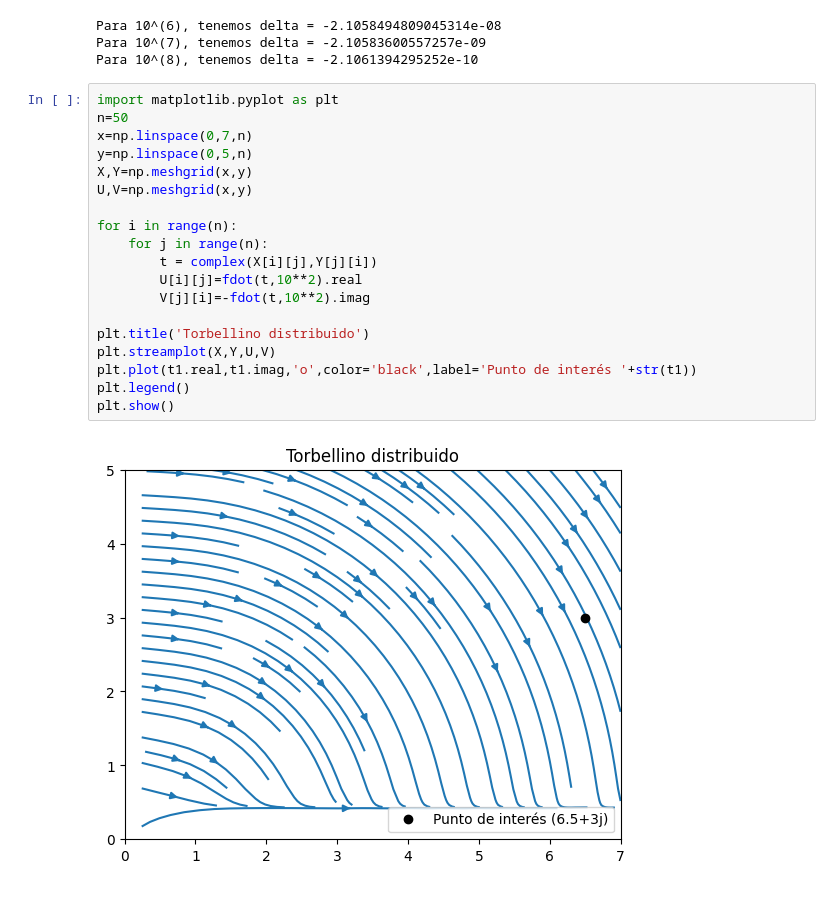
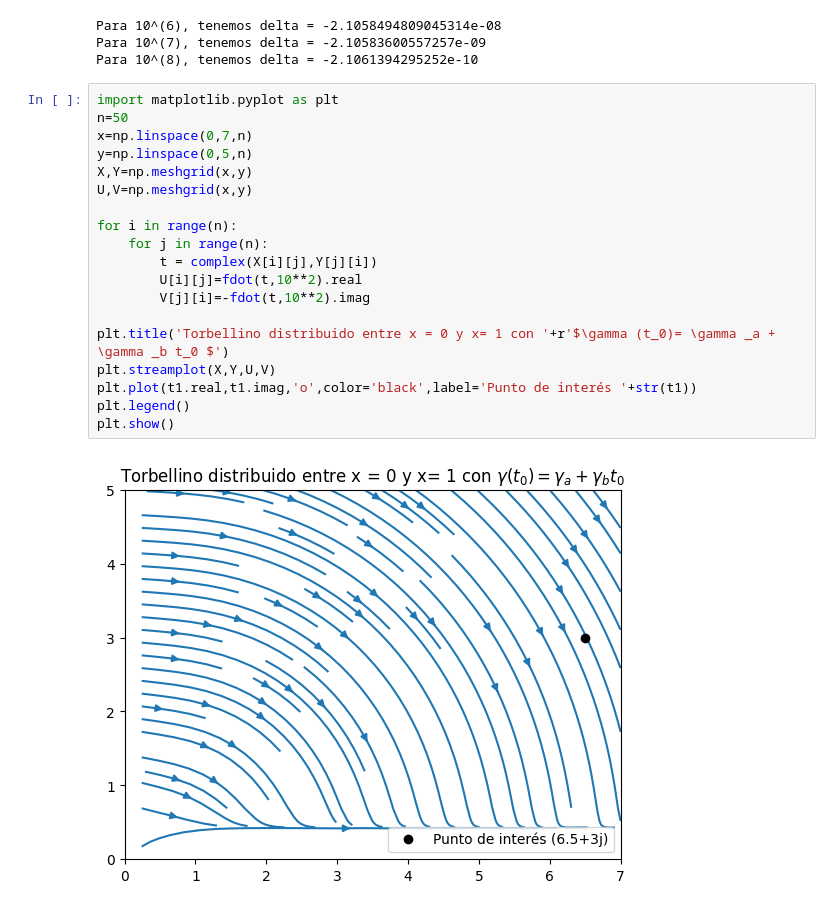
Before and after one commit to RistoRisoto/Aerodinamica, a Jupyter notebook: Ej5DistribucionTorbellinosLineal.ipynb, the cells around one changed output. Saved outputs shown, nothing was run; the diff lists cells and outputs as text.

```diff
--- a/Ej5DistribucionTorbellinosLineal.ipynb
+++ b/Ej5DistribucionTorbellinosLineal.ipynb
@@ -47,21 +47,21 @@ Para 10^(8), tenemos delta = -2.1061394295252e-10
 # %%
 import matplotlib.pyplot as plt
 n=50
 x=np.linspace(0,7,n)
 y=np.linspace(0,5,n)
 X,Y=np.meshgrid(x,y)
 U,V=np.meshgrid(x,y)
 
 for i in range(n):
     for j in range(n):
         t = complex(X[i][j],Y[j][i])
         U[i][j]=fdot(t,10**2).real
         V[j][i]=-fdot(t,10**2).imag
 
-plt.title('Torbellino distribuido')
+plt.title('Torbellino distribuido entre x = 0 y x= 1 con '+r'$\gamma (t_0)= \gamma _a + \gamma _b t_0 $')
 plt.streamplot(X,Y,U,V)
 plt.plot(t1.real,t1.imag,'o',color='black',label='Punto de interés '+str(t1))
 plt.legend()
 plt.show()
 # %% [output]
-[figure, old version]
+[figure, new version]
```
